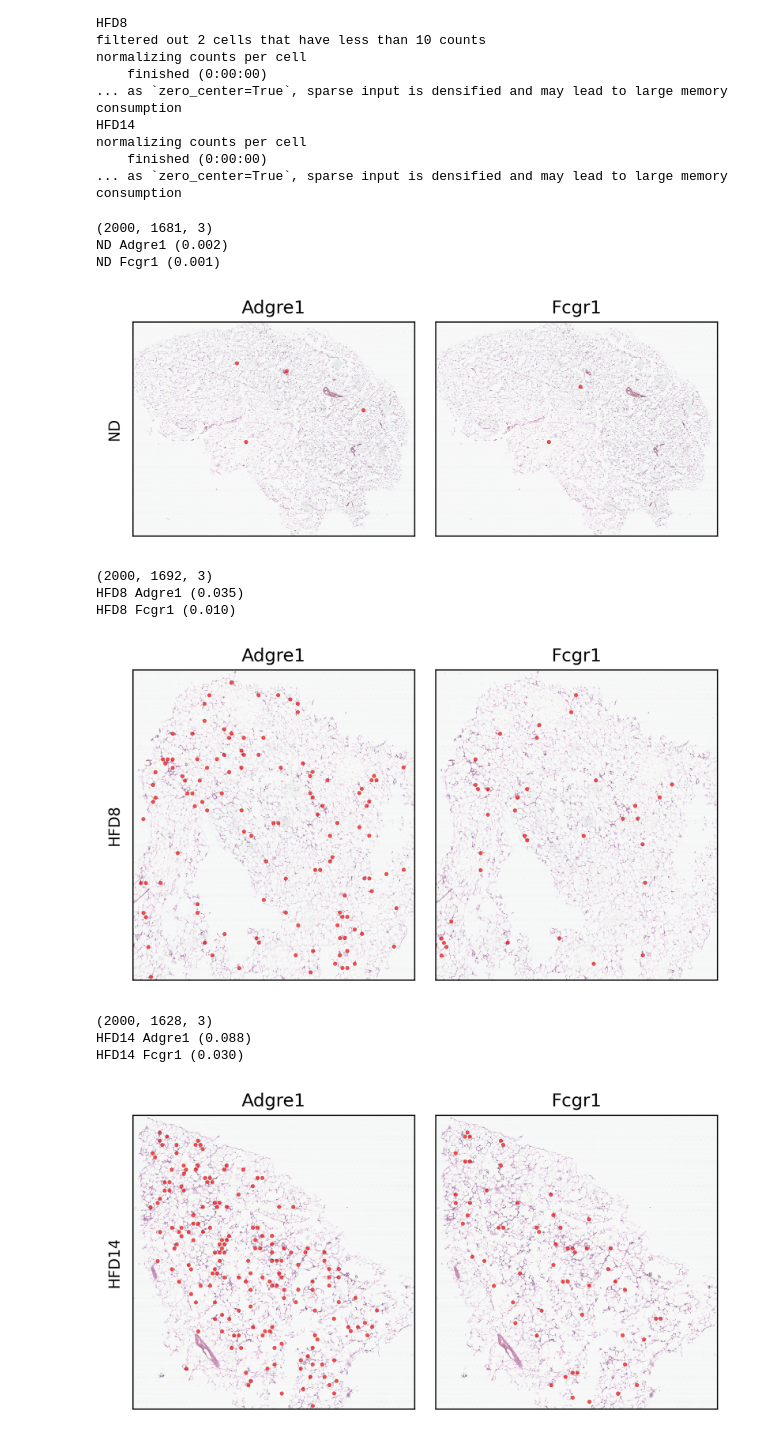
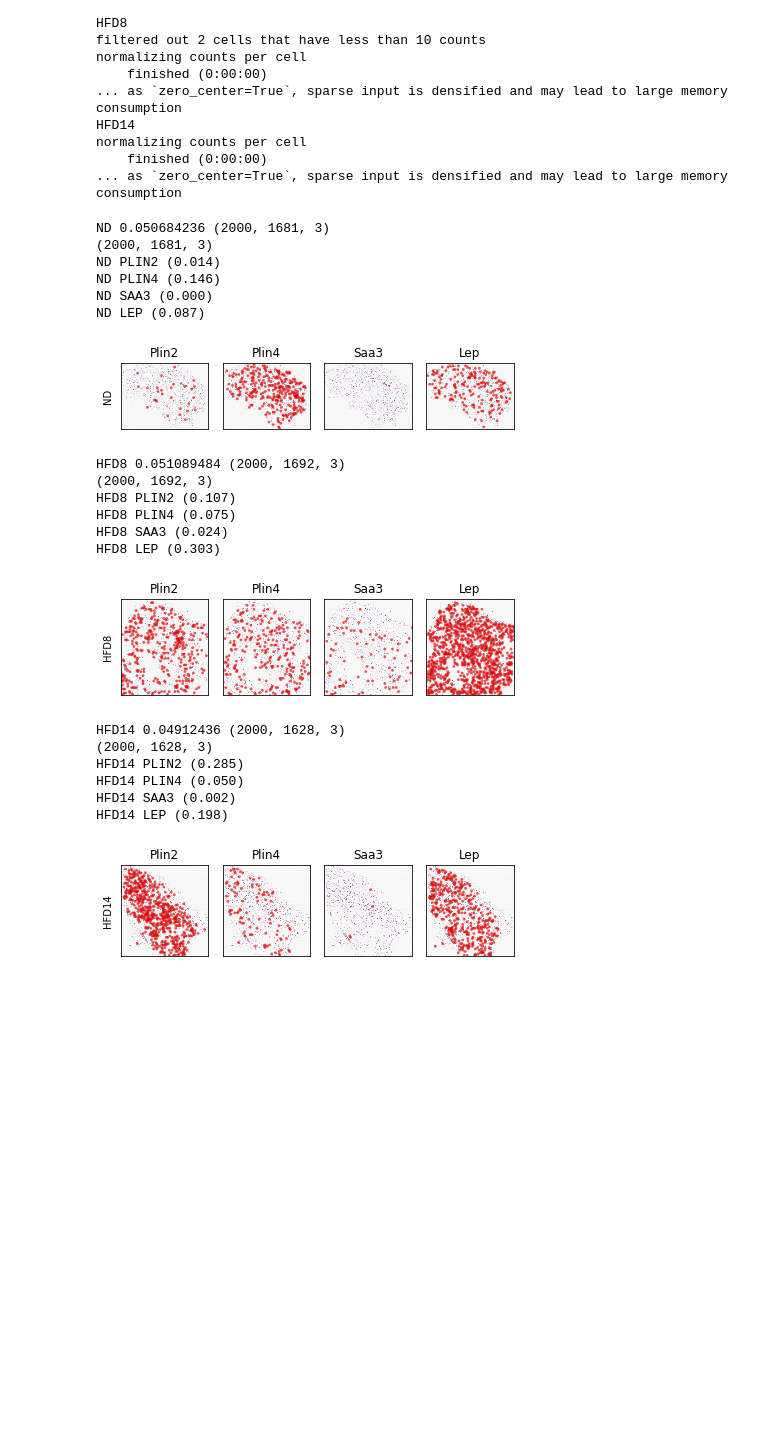
Before and after one commit to CooperStansbury/spatial_transcriptomics, a Jupyter notebook: clustering/sptxQuickPeek.ipynb, the cells around one changed output. Drawn from its saved outputs; the diff is of its cells as text; code cells hidden in the pictures; blank space fills up the shorter version.

```diff
--- a/clustering/sptxQuickPeek.ipynb
+++ b/clustering/sptxQuickPeek.ipynb
@@ -104,7 +104,7 @@ plt.rcParams['figure.dpi'] = 300
 plt.rcParams['figure.figsize'] = 6, 6
 plt.rcParams['figure.facecolor'] = 'w'
 
-query = ['Adgre1', 'Fcgr1']
+query = ['PLIN2', 'PLIN4', 'SAA3', 'LEP']
 
 
 def getImage(data):
@@ -133,6 +133,7 @@ for key in keys:
 
     # get the image and the scale factors
     img, scale_factor = getImage(data)
+    print(key, scale_factor, img.shape)
 
     # get the data
     df = data.to_df()
@@ -168,44 +169,53 @@ for key in keys:
                     lw=0.1,
                     zorder=2,
                     alpha=0.7,
                     s=7)
 
         # plot the plate
         axs[i].imshow(img.astype(float),
                    interpolation='none',
                    cmap='binary',
                    alpha=0.7,
                    zorder=1)
 
         xlim = trim[key]['xlim']
         ylim = trim[key]['ylim']
         axs[i].set_xlim(xlim)
         axs[i].set_ylim(ylim)
         axs[i].set_aspect("equal")
         axs[i].set_title(str(q).lower().capitalize())
         axs[i].set_yticks([])
         axs[i].set_xticks([])
 
         if i == 0:
             axs[i].set_ylabel(key)
 
     plt.tight_layout()
     plt.show()
 
     # break
 # %% [output]
+ND 0.050684236 (2000, 1681, 3)
 (2000, 1681, 3)
-ND Adgre1 (0.002)
-ND Fcgr1 (0.001)
+ND PLIN2 (0.014)
+ND PLIN4 (0.146)
+ND SAA3 (0.000)
+ND LEP (0.087)
-[figure, old version]
+[figure, new version]
+HFD8 0.051089484 (2000, 1692, 3)
 (2000, 1692, 3)
-HFD8 Adgre1 (0.035)
-HFD8 Fcgr1 (0.010)
+HFD8 PLIN2 (0.107)
+HFD8 PLIN4 (0.075)
+HFD8 SAA3 (0.024)
+HFD8 LEP (0.303)
-[figure, old version]
+[figure, new version]
+HFD14 0.04912436 (2000, 1628, 3)
 (2000, 1628, 3)
-HFD14 Adgre1 (0.088)
-HFD14 Fcgr1 (0.030)
+HFD14 PLIN2 (0.285)
+HFD14 PLIN4 (0.050)
+HFD14 SAA3 (0.002)
+HFD14 LEP (0.198)
-[figure, old version]
+[figure, new version]
 # %%
 # """
 # save the images
```
Also changed, not shown: parts of 3 cells of this notebook, 16 other files.
